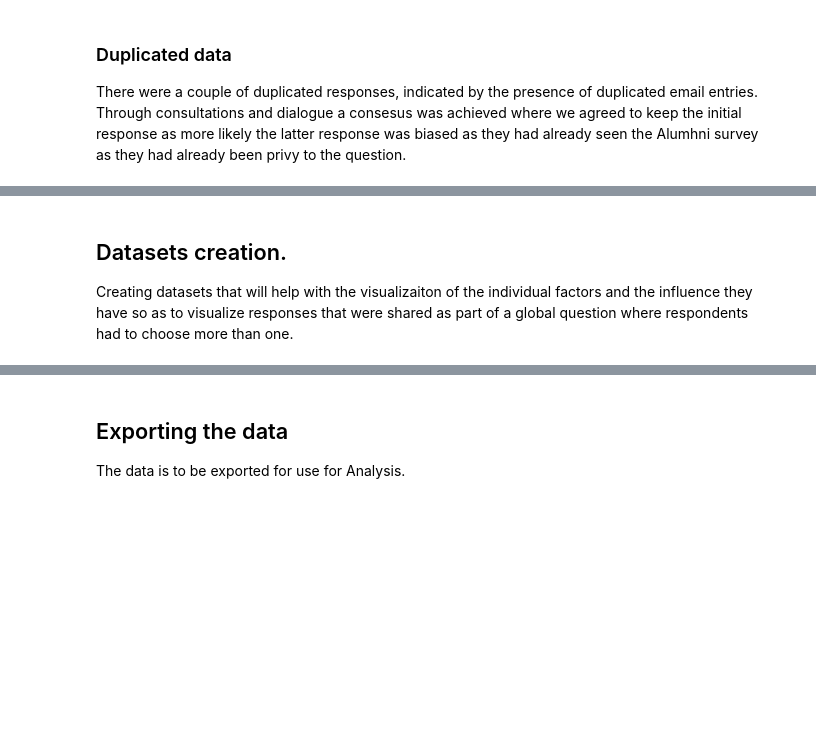
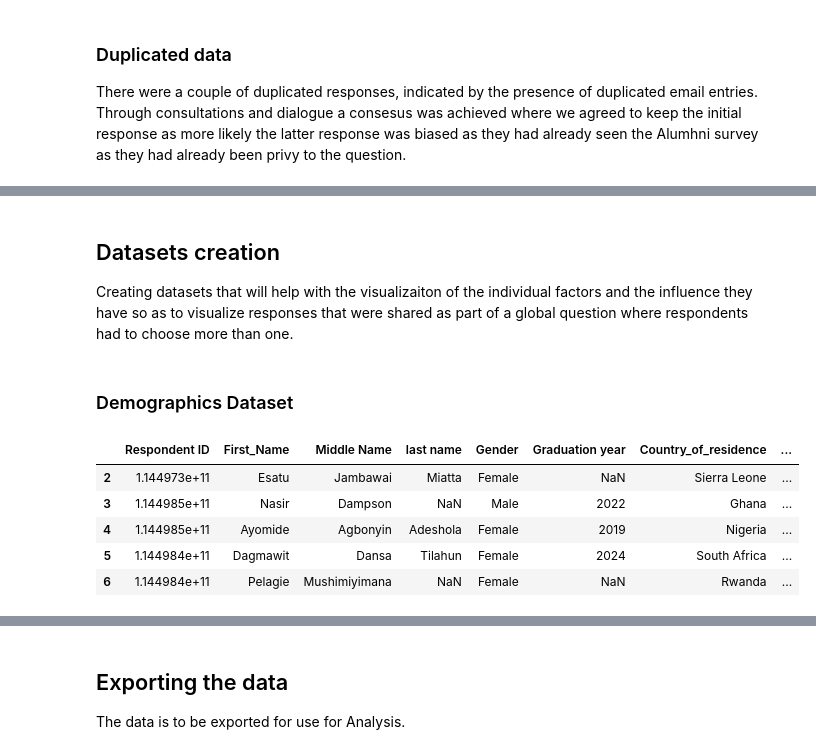
Before and after one commit to mukanzi/Google-colab-Notebooks, a Jupyter notebook: Alumni_Survey_cleaning.ipynb, the cells around one changed output, grey strips where cells are left out. Saved outputs shown, nothing was run; the diff lists cells and outputs as text; code cells hidden in the pictures; blank space fills up the shorter version.

```diff
--- a/Alumni_Survey_cleaning.ipynb
+++ b/Alumni_Survey_cleaning.ipynb
@@ -61,5 +61,3 @@ Index(['Respondent ID', 'Collector ID', 'Start Date', 'End Date', 'IP Address',
 df.rename(columns={"Do you agree to your Survey responses being collected, stored, processed and used by the Mastercard Foundation as stated above (including the use of your Survey responses in aggregated and anonymized form for external reports and documents) and at all times in accordance with the Mastercard Foundation Privacy Policy.":"Consent",'Do you wish to participate in the random draw for a prize and acknowledge that you have read, understood and agree to the Official Rules? If you do not agree to the Official Rules, you will not be eligible to be entered into the random draw.':"Draw Participation"}, inplace=True)
 df.rename(columns={"The Mastercard Foundation has several Alumni engagement and future funding opportunities that may be relevant to you. To keep you up to date about these opportunities, we’d like to update your contact information in our system. We would also like to share your contact information with the team at Arizona State University responsible for the Baobab Platform, which is the hub of the Scholar and Alumni community and will process Mastercard Foundation Alumni data related to the Baobab Platform and alumni networksDo you agree to receive electronic communications from Mastercard Foundation and Arizona State University, including emails about alumni engagement and future funding opportunities, follow-up surveys, interview requests evaluation and research efforts? If you agree, your contact information will be shared with Arizona State University for this purpose. You can withdraw your consent at any time by contacting Mastercard Foundation’s Privacy Officer at privacy@mastercardfdn.org":"Alumni Engagement"}, inplace=True)
 df.rename(columns={'I hereby confirm that I am at least 18 years of age and that I am eligible to give my consent to participate in this Survey.':'Age Confirmation'}, inplace=True)
-
-df.columns
@@ -378,0 +254,40 @@ df[['Industry']].tail()
+# %%
+# Specifying the columns to concatenate
+columns_to_concatenate = [
+'Future:Higher Position',
+       'Future: Change industry', 'Future: Further studies ',
+       'Future: Own Venture', 'Future: Scale ', 'Future: Break ',
+       'Future:Deepen Current'
+]
+
+# Concatenating the specified columns into one, using a comma as the delimiter
+df['Future Plans'] = df[columns_to_concatenate].apply(
+    lambda x: ', '.join(x.dropna()), axis=1)
+# %%
+# Specifying the columns to concatenate
+columns_to_concatenate = [
+'Current_Work_Status:Paid Full-time Employment',
+       'Current_Work_Status:Paid Part-time Employment',
+       'Current_Work_Status:Entrepreneurship',
+       'Current_Work_Status:Freelancing', 'Current_Work_Status:Job Searching',
+       'Current_Work_Status:Not interested in working'
+]
+
+# Concatenating the specified columns into one, using a comma as the delimiter
+df['Current work status'] = df[columns_to_concatenate].apply(
+    lambda x: ', '.join(x.dropna()), axis=1)
+# %%
+# Specifying the columns to concatenate
+columns_to_concatenate = [
+'Support_Needs:BDS',
+       'Support_Needs:Capital', 'Support_Needs: Job',
+       'Support_Needs: Mentorship', 'Support_Needs:Networking',
+       'Support_Needs: Growth'
+]
+
+# Concatenating the specified columns into one, using a comma as the delimiter
+df['Support_Needs'] = df[columns_to_concatenate].apply(
+    lambda x: ', '.join(x.dropna()), axis=1)
+
+# Displaying the first few rows of the new combined column to verify the operation
+df[['Support_Needs','Industry','Supporting_Factors_Combined', 'Hindering_Factors_Combined', 'Future Plans','Current work status']].tail()
@@ -389,4 +314,16 @@ df.shape
 # %% [markdown]
-## Datasets creation.
+## Datasets creation
 
 Creating datasets that will help with the visualizaiton of the individual factors and the influence they have so as to visualize responses that were shared as part of a global question where respondents had to choose more than one.
+# %% [markdown]
+### Demographics Dataset
+# %%
+demographics = df[['Respondent ID', 'First_Name','Middle Name', 'last name','Gender','Graduation year','Country_of_residence','Communication Channel']]
+demographics.head()
+# %% [output]
+|  | Respondent ID | First_Name | Middle Name | last name | Gender | Graduation year | Country_of_residence | ... |
+| 2 | 1.144973e+11 | Esatu | Jambawai | Miatta | Female | NaN | Sierra Leone | ... |
+| 3 | 1.144985e+11 | Nasir | Dampson | NaN | Male | 2022 | Ghana | ... |
+| 4 | 1.144985e+11 | Ayomide | Agbonyin | Adeshola | Female | 2019 | Nigeria | ... |
+| 5 | 1.144984e+11 | Dagmawit | Dansa | Tilahun | Female | 2024 | South Africa | ... |
+| 6 | 1.144984e+11 | Pelagie | Mushimiyimana | NaN | Female | NaN | Rwanda | ... |
```
Also changed, not shown: parts of 30 cells of this notebook.
